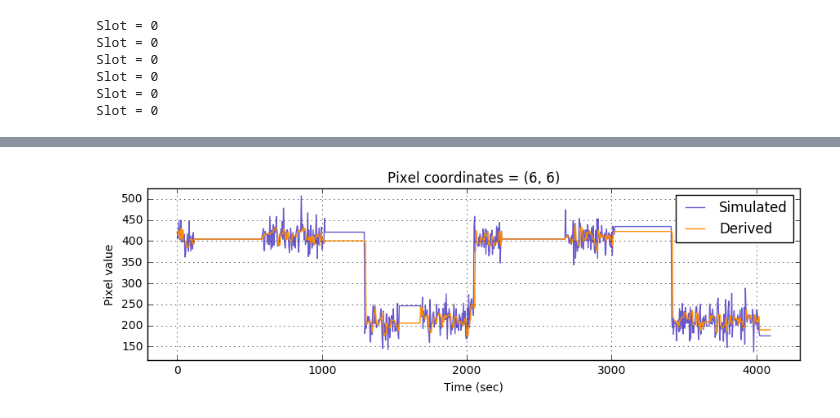
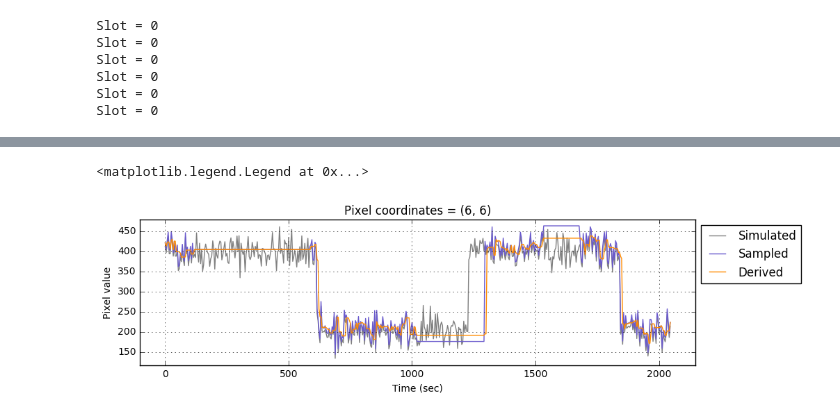
Before and after one commit to malgosias/aca_dark_current, a Jupyter notebook: dynam_bgd/aca_dynam_bgd_sim.ipynb, the cells around one changed output, grey strips where cells are left out. Cells and saved outputs as stored; diff of their text form; code cells hidden in the pictures.

```diff
--- a/dynam_bgd/aca_dynam_bgd_sim.ipynb
+++ b/dynam_bgd/aca_dynam_bgd_sim.ipynb
@@ -297,0 +382,2 @@ Bright - Faint star, ndeque = 5
+# %%
+t_fhp_5 = do_computations(slot, img_size, hot_pixels=hot_pixels, bgd_kwargs=bgd_kwargs, **sim_kwargs)
@@ -325,7 +405,0 @@ fhp = FlickeringHotPixel(vals=[400, 200], sigmas=[1, 1], locs=[250, 500, 750], s
-# %%
-plt.plot(np.arange(nframes) * delta_t, fhp.hp)
-plt.xlabel("Time (sec)")
-plt.ylabel("Hot pixel value")
-plt.margins(0.05)
-
-hot_pixels = {(6, 6):fhp.hp}
@@ -340,2 +405,0 @@ init_kwargs[2]['ndeque'] = ndeque
-# %%
-t_fhp_5 = do_computations(slot, img_size, hot_pixels=hot_pixels, init_kwargs=init_kwargs, **kwargs)
@@ -398,7 +405,0 @@ fhp = FlickeringHotPixel(vals=[400, 200], sigmas=[25, 25], locs=[250, 500, 750],
-# %%
-plt.plot(np.arange(nframes) * delta_t, fhp.hp)
-plt.xlabel("Time (sec)")
-plt.ylabel("Hot pixel value")
-plt.margins(0.05)
-
-hot_pixels = {(6, 6):fhp.hp}
@@ -429,5 +422,7 @@ __Results:__ Compare cell 22 (static hot pixel) and 38 (flickering hot pixel), n
 # %%
-%matplotlib inline
-mplt.plot_px_history(t_fhp_noise_5, [(6, 6)], slot=0, mag=10.2, method='DynamBgd_Median')
+mplt.plot_px_history(t_fhp_5, [(6, 6)], hot_pixels, slot=0, mag=10.2,
+                     bgd_class_name='DynamBgd_Median', text='Simulated')
+plt.legend(loc=2, bbox_to_anchor=(1.0, 1.0))
 # %% [output]
+<matplotlib.legend.Legend at 0x...>
-[figure, old version]
+[figure, new version]
```
Also changed, not shown: parts of 85 cells of this notebook, 4 other files.
